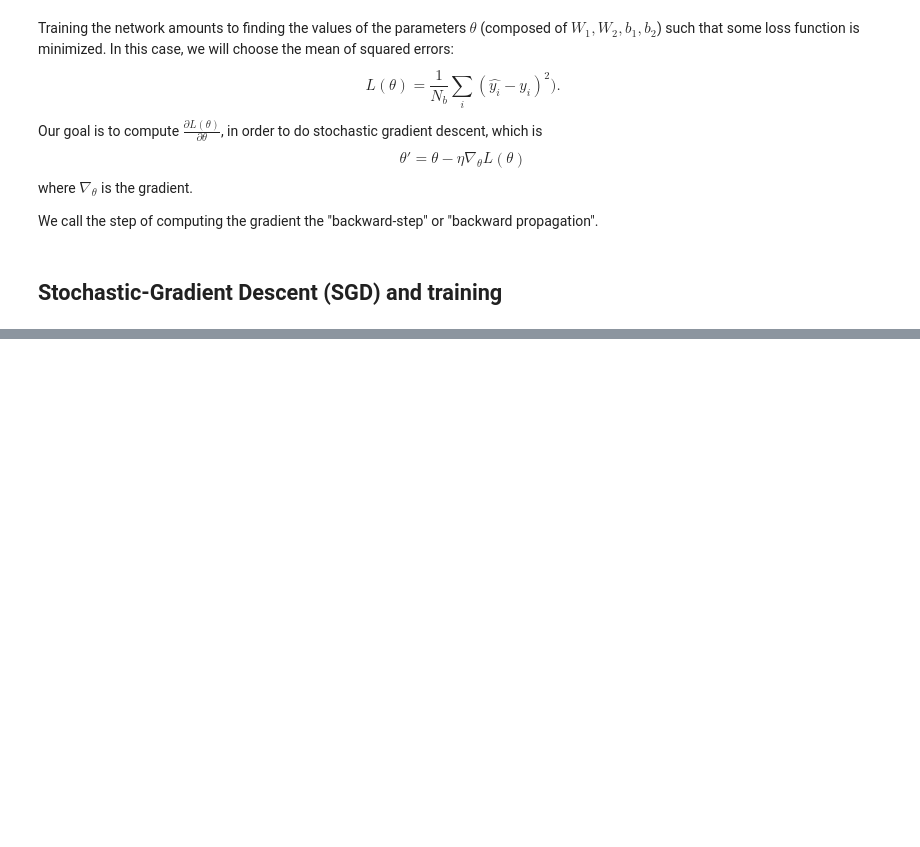
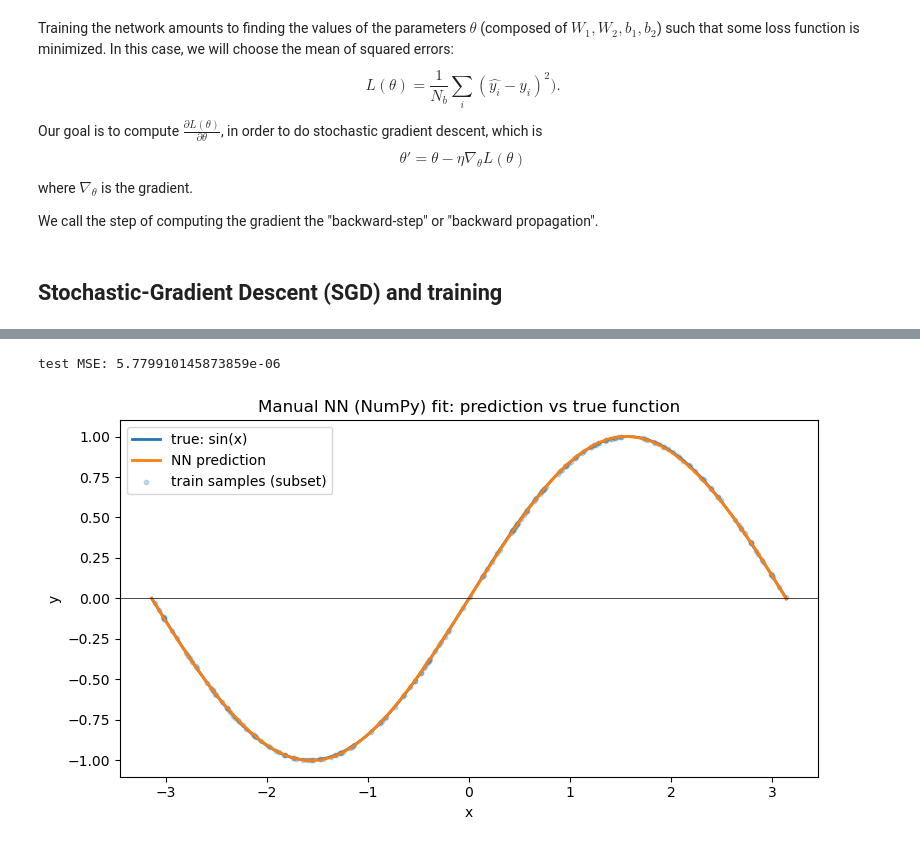
Before and after one commit to raphaelhuleux/deep_learning_bdf, a Jupyter notebook: 00-intro-nn/training-nn-with-numpy.ipynb, the cells around one changed output, grey strips where cells are left out. Cells and saved outputs as stored; diff of their text form; code cells hidden in the pictures; blank space fills up the shorter version.

```diff
--- a/00-intro-nn/training-nn-with-numpy.ipynb
+++ b/00-intro-nn/training-nn-with-numpy.ipynb
@@ -226,32 +258,35 @@ TypeError: forward() missing 4 required positional arguments: 'W1', 'b1', 'W2',
 # 4) Quick evaluation (no plotting needed)
 # ----------------------------
 # Test on a grid
 x_test = np.linspace(-np.pi, np.pi, 200).reshape(-1, 1)
 x_test_n = (x_test - x_mean) / x_std
 y_test = np.sin(x_test)
 
-y_pred, _ = forward(x_test_n)
+y_pred, _ = forward(x_test_n, W1, b1, W2, b2)
 mse = np.mean((y_pred - y_test) ** 2)
 print("test MSE:", mse)
 
 
 # ----------------------------
 # 4) Plot prediction vs true function
 # ----------------------------
 x_grid = np.linspace(-np.pi, np.pi, 400).reshape(-1, 1)
 y_true = np.sin(x_grid)
 
 x_grid_n = (x_grid - x_mean) / x_std
-y_pred, _ = forward(x_grid_n)
+y_pred, _ = forward(x_grid_n, W1, b1, W2, b2)
 
 plt.figure(figsize=(8, 4.5))
 plt.plot(x_grid, y_true, label="true: sin(x)", linewidth=2)
 plt.plot(x_grid, y_pred, label="NN prediction", linewidth=2)
 plt.scatter(x[:200], y[:200], s=10, alpha=0.25, label="train samples (subset)")
 plt.axhline(0, color="black", linewidth=0.5)
 plt.title("Manual NN (NumPy) fit: prediction vs true function")
 plt.xlabel("x")
 plt.ylabel("y")
 plt.legend()
 plt.tight_layout()
 plt.show()
+# %% [output]
+test MSE: 5.779910145873859e-06
+[figure, added]
```
Also changed, not shown: parts of 2 cells of this notebook, 2 other files.
